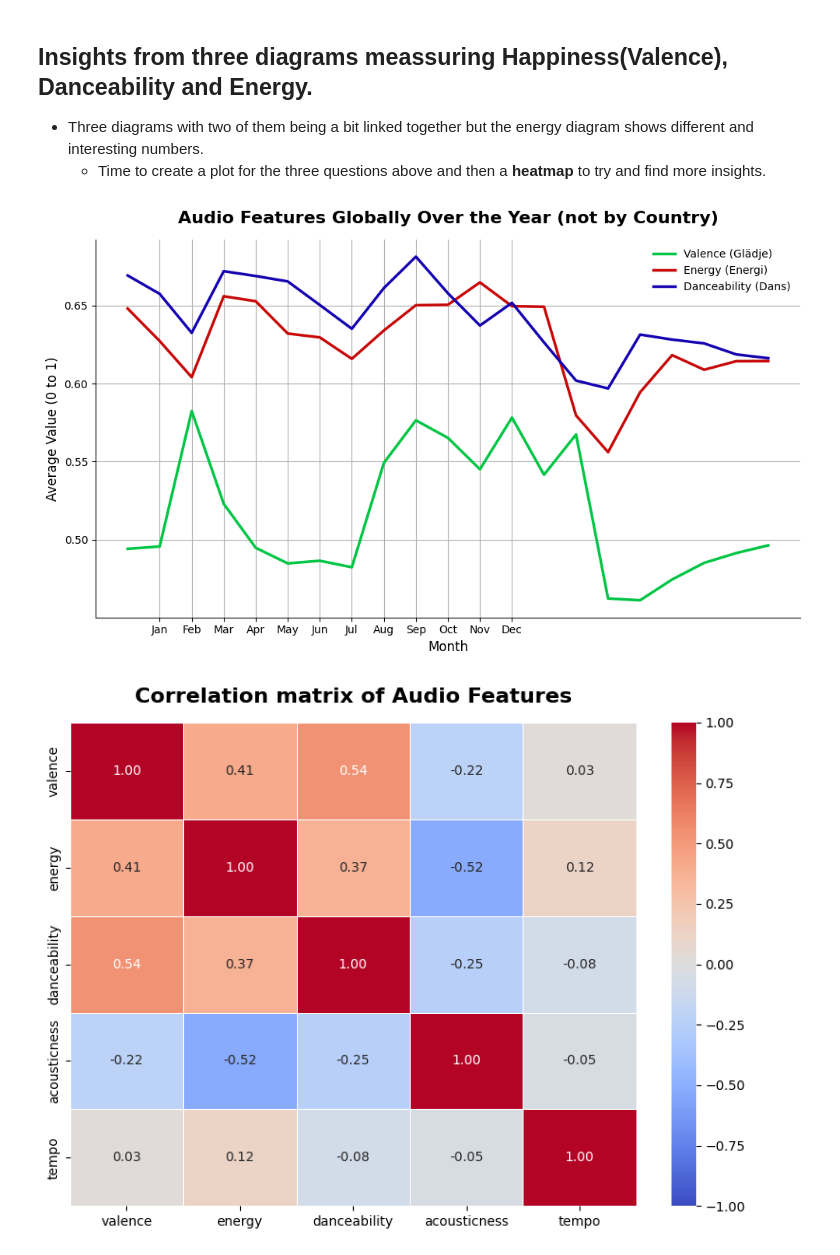
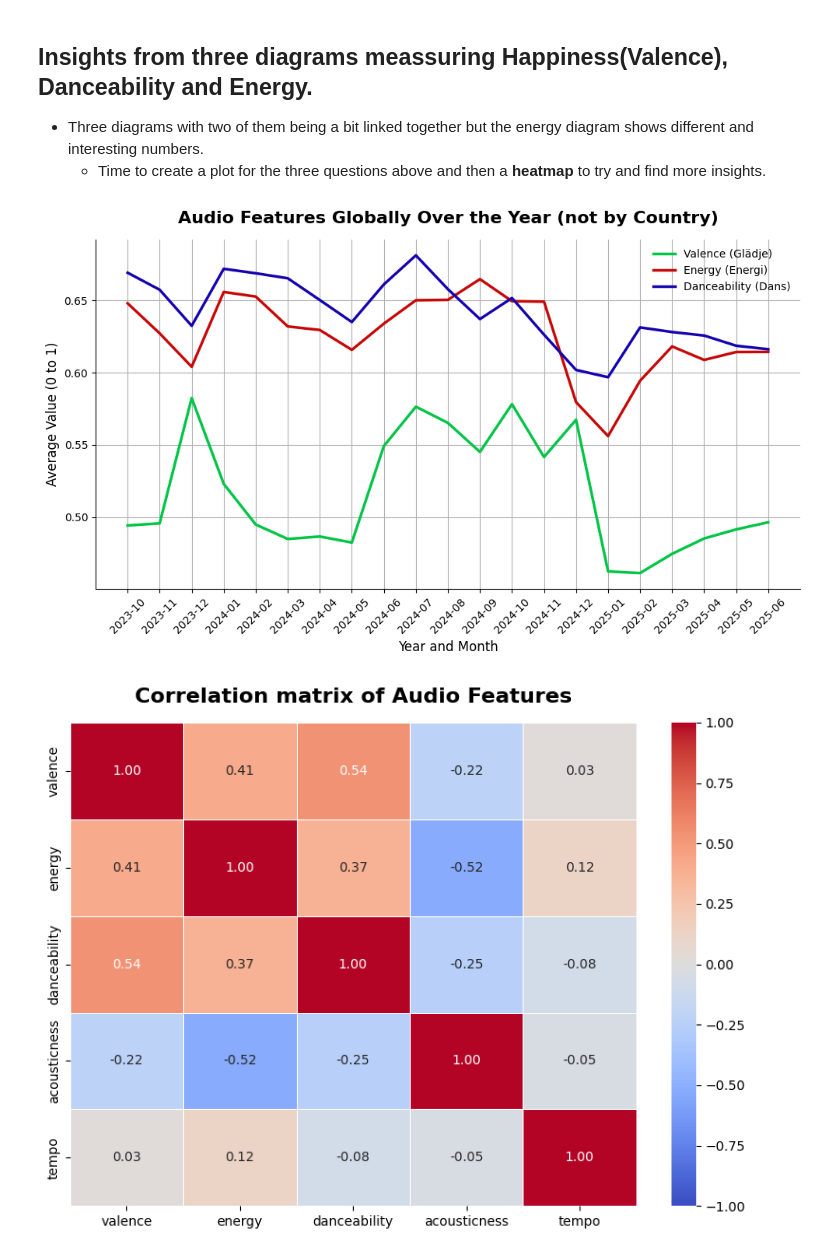
Before and after one commit to JohnnyHyytiainen/DEUX2025_music_project, a Jupyter notebook: notebooks/eda_global_johnny.ipynb, the cells around one changed output. Cells and saved outputs as stored; diff of their text form; code cells hidden in the pictures.

```diff
--- a/notebooks/eda_global_johnny.ipynb
+++ b/notebooks/eda_global_johnny.ipynb
@@ -248,33 +254,33 @@ plt.show()
     - Time to create a plot for the three questions above and then a **heatmap** to try and find more insights.
 # %%
 # Grupperar på månad och tar snittet för ALLA tre kolumner samtidigt(plots ovan denna)
-monthly_metrics = df_global.groupby("month")[["valence", "energy", "danceability"]].mean().reset_index()
+monthly_metrics = df_global.groupby("year_month")[["valence", "energy", "danceability"]].mean().reset_index()
 
 # Sätt upp grafen jag ska använda mig av
 fig, ax = plt.subplots(figsize=(10, 6))
 
 # Rita tre linjer på samma axel och ange tre olika färger för att se skillnaden
-sns.lineplot(data=monthly_metrics, x="month", y="valence", label="Valence (Glädje)", color="#00C545", linewidth=2.5, ax=ax)
-sns.lineplot(data=monthly_metrics, x="month", y="energy", label="Energy (Energi)", color="#C80808", linewidth=2.5, ax=ax)
-sns.lineplot(data=monthly_metrics, x="month", y="danceability", label="Danceability (Dans)", color="#1503B1", linewidth=2.5, ax=ax)
+sns.lineplot(data=monthly_metrics, x="year_month", y="valence", label="Valence (Glädje)", color="#00C545", linewidth=2.5, ax=ax)
+sns.lineplot(data=monthly_metrics, x="year_month", y="energy", label="Energy (Energi)", color="#C80808", linewidth=2.5, ax=ax)
+sns.lineplot(data=monthly_metrics, x="year_month", y="danceability", label="Danceability (Dans)", color="#1503B1", linewidth=2.5, ax=ax)
 
 # Formatering på hur jag vill att allting ska se ut.
 ax.set_title('Audio Features Globally Over the Year (not by Country)', fontsize=16, fontweight='bold', pad=15)
-ax.set_xlabel('Month', fontsize=12)
+ax.set_xlabel('Year and Month', fontsize=12)
 ax.set_ylabel('Average Value (0 to 1)', fontsize=12)
-ax.set_xticks(range(1, 13))
-ax.set_xticklabels(['Jan', 'Feb', 'Mar', 'Apr', 'May', 'Jun', 'Jul', 'Aug', 'Sep', 'Oct', 'Nov', 'Dec'])
+plt.xticks(rotation=45)
+
 
 # legend (förklaring) och ta bort ramar
 ax.legend(frameon=False)
 ax.grid(True)
 ax.spines['top'].set_visible(False)
 ax.spines['right'].set_visible(False)
 
 plt.tight_layout()
 plt.show()
 # %% [output]
-[figure, old version]
+[figure, new version]
 # %%
 # Plocka bara ut de numeriska ljud kolumnerna ifrån datasettet
 audio_cols = ["valence", "energy", "danceability", "acousticness", "tempo"]
```
Also changed, not shown: parts of 4 cells of this notebook.
